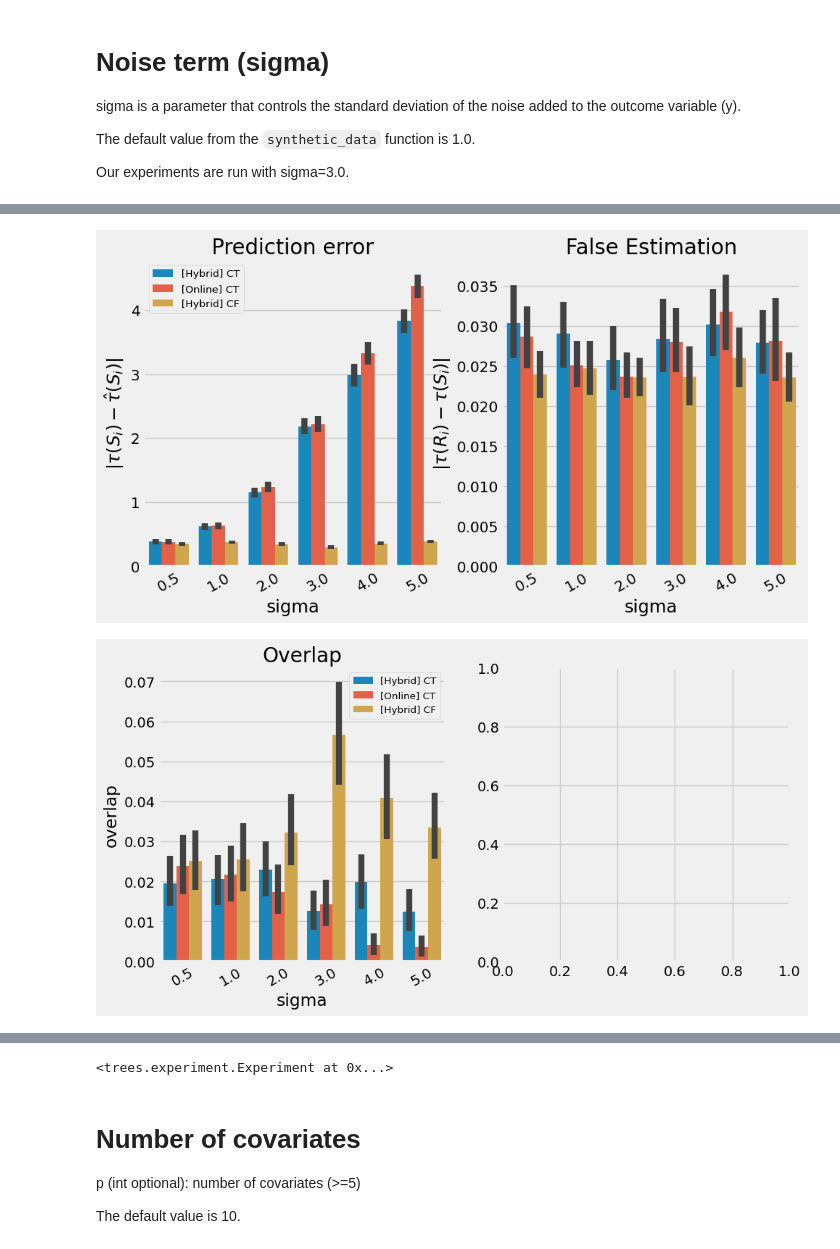
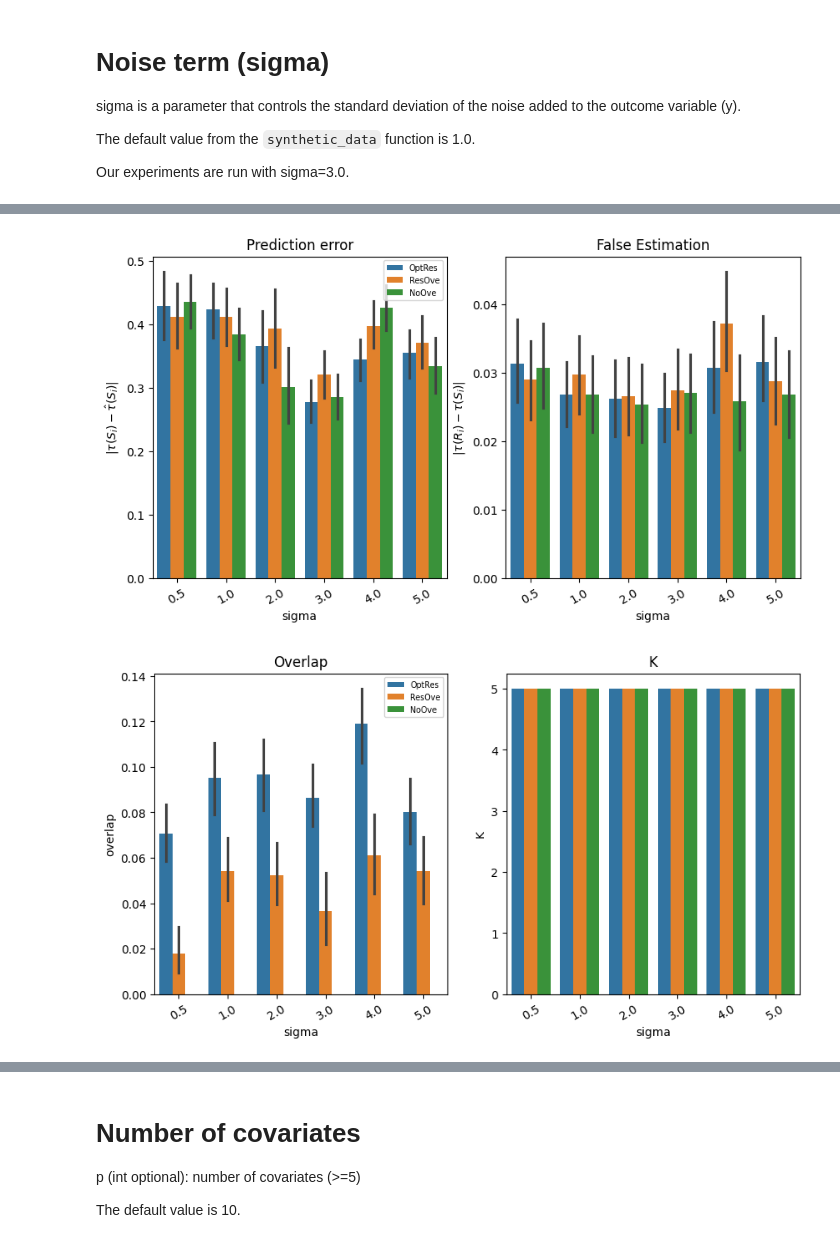
Before and after one commit to antonismand/Query-Driven-Data-Exploration-with-Heterogeneous-Treatment-Effects, a Jupyter notebook: experiments/data_params.ipynb, the cells around one changed output, grey strips where cells are left out. Drawn from its saved outputs; the diff is of its cells as text; code cells hidden in the pictures.

```diff
--- a/experiments/data_params.ipynb
+++ b/experiments/data_params.ipynb
@@ -11,5 +13,6 @@ The default value from the `synthetic_data` function is 1.0.
 
 Our experiments are run with sigma=3.0.
 # %%
-Experiment("sigma", sigma=[0.5, 1,  2,  3, 4,  5])
+exp = Experiment("sigma", sigma=[0.5, 1,  2,  3, 4,  5], cate_models = [CFT], topk_methods=main_no_random)
+exp.plot(hue="topK_algorithm")
 # %% [output]
@@ -23,2 +37,2 @@ Experiment("sigma", sigma=[0.5, 1,  2,  3, 4,  5])
-[figure, old version]
+[figure, new version]
-[figure, old version]
+[figure, new version]
@@ -28,4 +42,3 @@ Experiment("sigma", sigma=[0.5, 1,  2,  3, 4,  5])
-<trees.experiment.Experiment at 0x...>
 # %% [markdown]
 # Number of covariates
 p (int optional): number of covariates (>=5)
```
Also changed, not shown: parts of 8 cells of this notebook, 17 other files.
